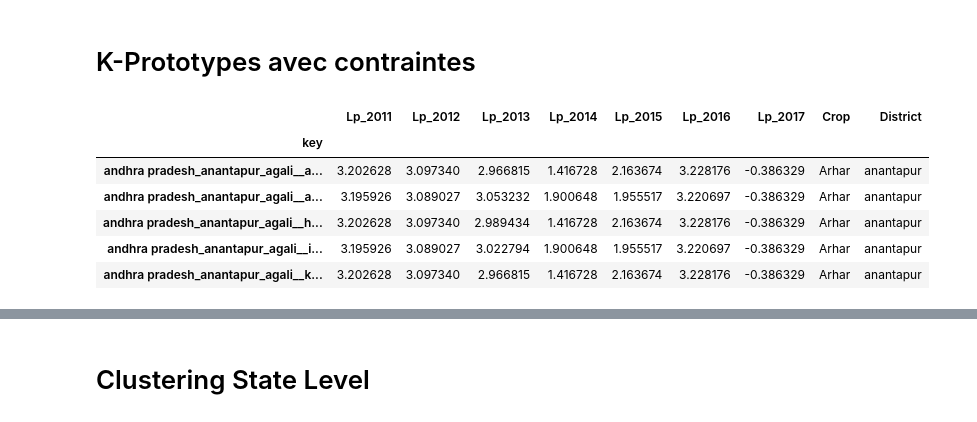
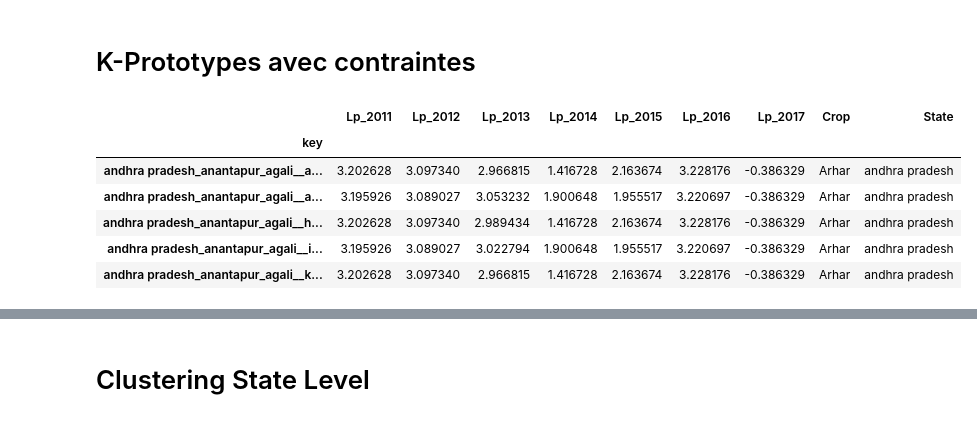
Before and after one commit to amaurylancelin/Datathon, a Jupyter notebook: Code par Pax/Amaury/final_clustering_parcel_level.ipynb, the cells around one changed output, grey strips where cells are left out. Cells and saved outputs as stored; diff of their text form; code cells hidden in the pictures.

```diff
--- a/Code par Pax/Amaury/final_clustering_parcel_level.ipynb
+++ b/Code par Pax/Amaury/final_clustering_parcel_level.ipynb
@@ -34,8 +34,8 @@ YEAR = 2019
 SEASON = "Rabi" # or "Kharif"
 
 #Path to the dataset
-pathData_R = f"..\..\Data\RawDataUnified\RawData_{YEAR}_Rabi"
-pathData_K= f"..\..\Data\RawDataUnified\RawData_{YEAR}_Kharif"
+pathData_R = f"../../Data/RawDataUnified/RawData_{YEAR}_Rabi"
+pathData_K= f"../../Data/RawDataUnified/RawData_{YEAR}_Kharif"
 
 
 df_R = pd.read_csv(pathData_R)
@@ -333,32 +333,32 @@ fig.show()
 # %% [markdown]
 # K-Prototypes avec contraintes
 # %%
-def find_district(key) :
-    return key.split('_')[1]
+def find_state(key) :
+    return key.split('_')[0]
 
 collumns_db= [f'Lp_{i}' for i in range(2011,2018)]
 collumns = collumns_db + ['Crop']
 
 Rabi = regroupe_crop(data_R)
 Rabi = Rabi[collumns]
 Rabi = Rabi.reset_index()
-Rabi['District']=(Rabi.reset_index())['key'].map(find_district)
+Rabi['State']=(Rabi.reset_index())['key'].map(find_state)
 Rabi= Rabi.set_index('key')
 
 Kharif = regroupe_crop(data_K)
 Kharif = Kharif[collumns]
 Kharif = Kharif.reset_index()
-Kharif['District']=(Kharif.reset_index())['key'].map(find_district)
+Kharif['State']=(Kharif.reset_index())['key'].map(find_state)
 Kharif= Kharif.set_index('key')
 Kharif.head()
 # %% [output]
-|  | Lp_2011 | Lp_2012 | Lp_2013 | Lp_2014 | Lp_2015 | Lp_2016 | Lp_2017 | Crop | District |
+|  | Lp_2011 | Lp_2012 | Lp_2013 | Lp_2014 | Lp_2015 | Lp_2016 | Lp_2017 | Crop | State |
 | key |  |  |  |  |  |  |  |  |  |
-| andhra pradesh_anantapur_agali__a... | 3.202628 | 3.097340 | 2.966815 | 1.416728 | 2.163674 | 3.228176 | -0.386329 | Arhar | anantapur |
-| andhra pradesh_anantapur_agali__a... | 3.195926 | 3.089027 | 3.053232 | 1.900648 | 1.955517 | 3.220697 | -0.386329 | Arhar | anantapur |
-| andhra pradesh_anantapur_agali__h... | 3.202628 | 3.097340 | 2.989434 | 1.416728 | 2.163674 | 3.228176 | -0.386329 | Arhar | anantapur |
-| andhra pradesh_anantapur_agali__i... | 3.195926 | 3.089027 | 3.022794 | 1.900648 | 1.955517 | 3.220697 | -0.386329 | Arhar | anantapur |
-| andhra pradesh_anantapur_agali__k... | 3.202628 | 3.097340 | 2.966815 | 1.416728 | 2.163674 | 3.228176 | -0.386329 | Arhar | anantapur |
+| andhra pradesh_anantapur_agali__a... | 3.202628 | 3.097340 | 2.966815 | 1.416728 | 2.163674 | 3.228176 | -0.386329 | Arhar | andhra pradesh |
+| andhra pradesh_anantapur_agali__a... | 3.195926 | 3.089027 | 3.053232 | 1.900648 | 1.955517 | 3.220697 | -0.386329 | Arhar | andhra pradesh |
+| andhra pradesh_anantapur_agali__h... | 3.202628 | 3.097340 | 2.989434 | 1.416728 | 2.163674 | 3.228176 | -0.386329 | Arhar | andhra pradesh |
+| andhra pradesh_anantapur_agali__i... | 3.195926 | 3.089027 | 3.022794 | 1.900648 | 1.955517 | 3.220697 | -0.386329 | Arhar | andhra pradesh |
+| andhra pradesh_anantapur_agali__k... | 3.202628 | 3.097340 | 2.966815 | 1.416728 | 2.163674 | 3.228176 | -0.386329 | Arhar | andhra pradesh |
 # %%
 def categorical_dissimilarity(a, b, **_):
     """Dissimilarity function with penalization"""
```
Also changed, not shown: parts of 6 cells of this notebook.
